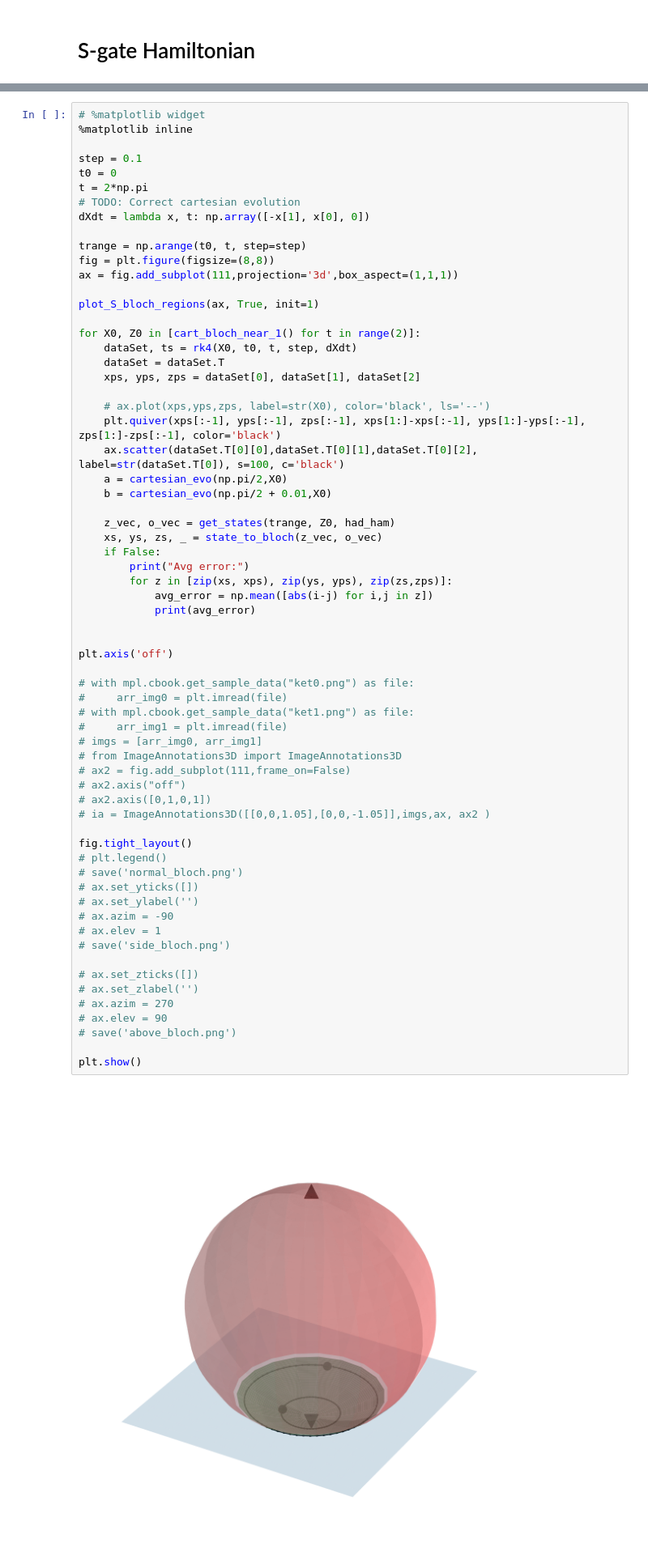
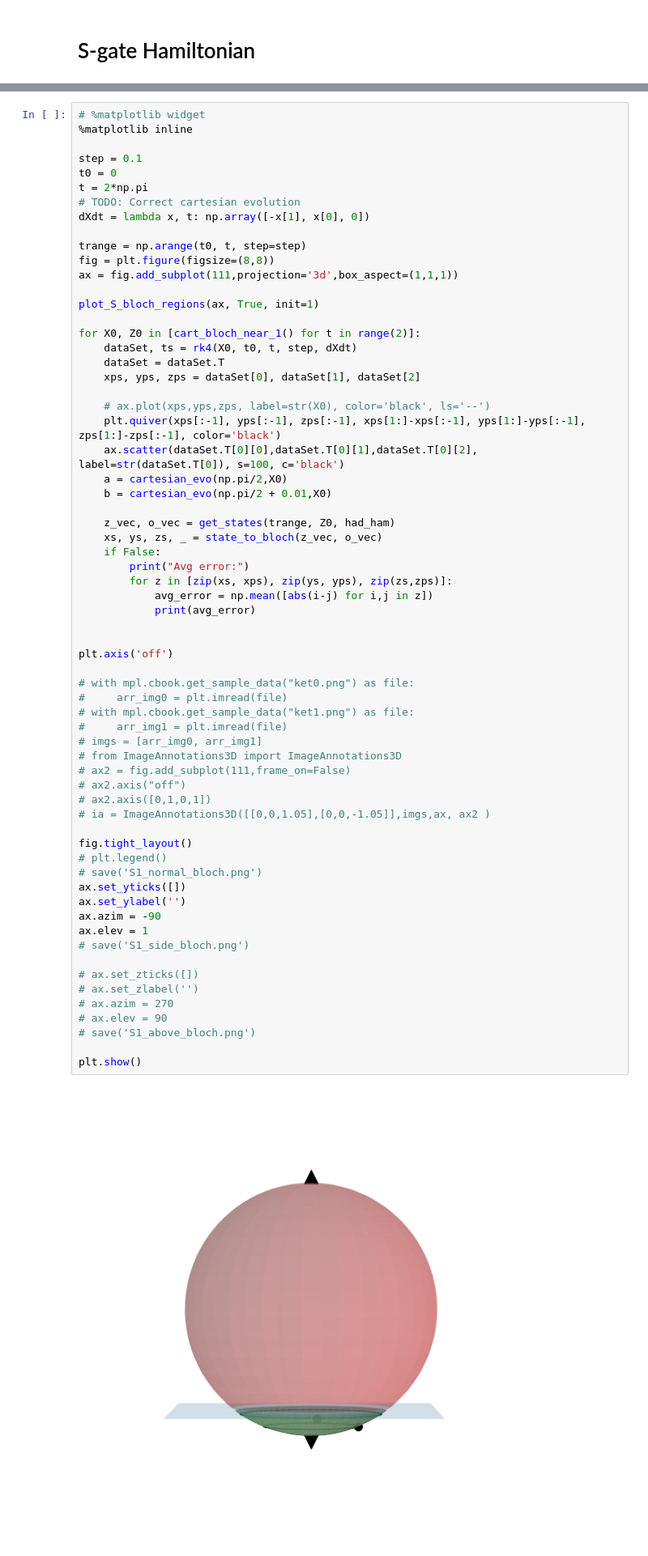
Before and after one commit to marco-lewis/quantum-barrier-certificates, a Jupyter notebook: experiments/diagrams.ipynb, the cells around one changed output, grey strips where cells are left out. Shown at 81% size. Cells and saved outputs as stored; diff of their text form.

```diff
--- a/experiments/diagrams.ipynb
+++ b/experiments/diagrams.ipynb
@@ -328,41 +329,41 @@ for X0, Z0 in [cart_bloch_near_1() for t in range(2)]:
     if False:
         print("Avg error:")
         for z in [zip(xs, xps), zip(ys, yps), zip(zs,zps)]:
             avg_error = np.mean([abs(i-j) for i,j in z])
             print(avg_error)
 
 
 plt.axis('off')
 
 # with mpl.cbook.get_sample_data("ket0.png") as file:
 #     arr_img0 = plt.imread(file)
 # with mpl.cbook.get_sample_data("ket1.png") as file:
 #     arr_img1 = plt.imread(file)
 # imgs = [arr_img0, arr_img1]
 # from ImageAnnotations3D import ImageAnnotations3D
 # ax2 = fig.add_subplot(111,frame_on=False)
 # ax2.axis("off")
 # ax2.axis([0,1,0,1])
 # ia = ImageAnnotations3D([[0,0,1.05],[0,0,-1.05]],imgs,ax, ax2 )
 
 fig.tight_layout()
 # plt.legend()
-# save('normal_bloch.png')
-# ax.set_yticks([])
-# ax.set_ylabel('')
-# ax.azim = -90
-# ax.elev = 1
-# save('side_bloch.png')
+# save('S1_normal_bloch.png')
+ax.set_yticks([])
+ax.set_ylabel('')
+ax.azim = -90
+ax.elev = 1
+# save('S1_side_bloch.png')
 
 # ax.set_zticks([])
 # ax.set_zlabel('')
 # ax.azim = 270
 # ax.elev = 90
-# save('above_bloch.png')
+# save('S1_above_bloch.png')
 
 plt.show()
 # %% [output]
-[figure, old version]
+[figure, new version]
 # %% [markdown]
 # CNOT Hamiltonian
 # %%
```
Also changed, not shown: parts of 5 cells of this notebook, 2 other files.
